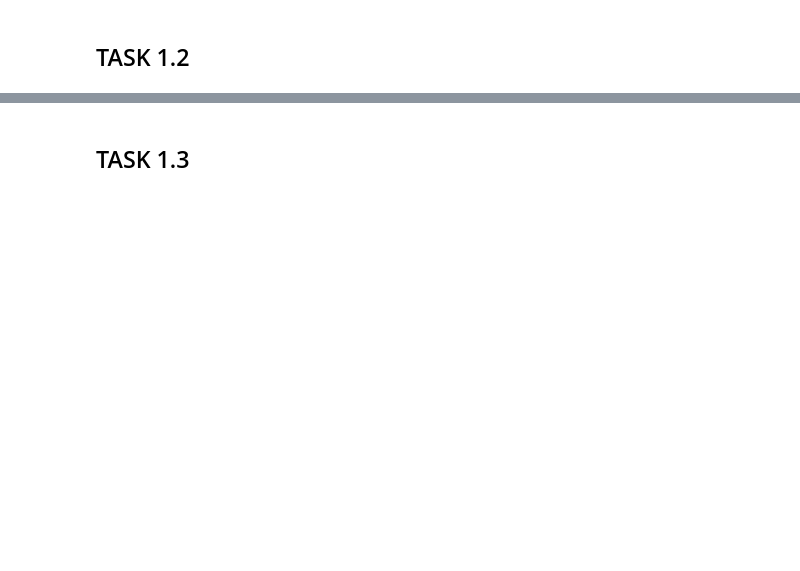
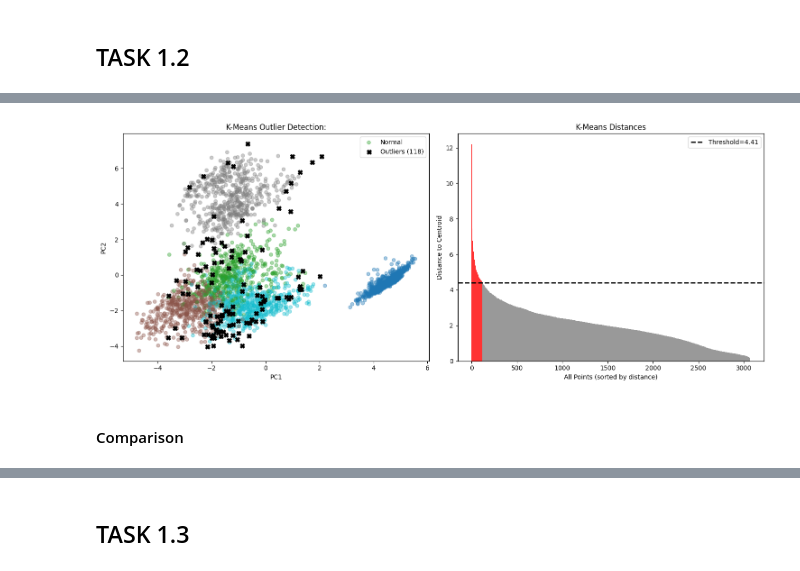
Before and after one commit to sezindogan/fruit_vegetable_recognition, a Jupyter notebook: assignment2/asn2.ipynb, the cells around one changed output, grey strips where cells are left out. Drawn from its saved outputs; the diff is of its cells as text; code cells hidden in the pictures; blank space fills up the shorter version.

```diff
--- a/assignment2/asn2.ipynb
+++ b/assignment2/asn2.ipynb
@@ -645,0 +891,38 @@ mandarin    onion     0.055300      4.618168  0.909163 0.117961
+# %%
+# Visualization
+fig, axes = plt.subplots(1, 2, figsize=(15, 6))
+
+# Plot 1: PCA with outliers
+ax1 = axes[0]
+pca_km = PCA(n_components=2)
+X_2d_km = pca_km.fit_transform(X_scaled)
+
+ax1.scatter(X_2d_km[~outlier_mask_kmeans, 0], X_2d_km[~outlier_mask_kmeans, 1],
+            c=kmeans.labels_[~outlier_mask_kmeans], cmap='tab10', alpha=0.4, s=30, label='Normal')
+ax1.scatter(X_2d_km[outlier_indices_kmeans, 0], X_2d_km[outlier_indices_kmeans, 1],
+            c='black', s=50, linewidths=1,
+            marker='X', label=f'Outliers ({len(outlier_indices_kmeans)})', zorder=10)
+ax1.set_xlabel('PC1')
+ax1.set_ylabel('PC2')
+ax1.set_title(f'K-Means Outlier Detection:')
+ax1.legend(loc='upper right')
+
+# Plot 2: Distance bar chart
+ax2 = axes[1]
+dist_sorted_idx = np.argsort(distances)[::-1]
+dist_sorted = distances[dist_sorted_idx]
+colors = ['red' if d > threshold else 'gray' for d in dist_sorted]
+ax2.bar(range(len(dist_sorted)), dist_sorted, color=colors, alpha=0.8, width=1.0, edgecolor='none')
+ax2.axhline(y=threshold, color='black', linestyle='--', linewidth=2, label=f'Threshold={threshold:.2f}')
+ax2.set_xlabel('All Points (sorted by distance)')
+ax2.set_ylabel('Distance to Centroid')
+ax2.set_title('K-Means Distances')
+ax2.legend();
+
+plt.tight_layout()
+plt.savefig('kmeans_outlier_detection.png', dpi=150)
+plt.show()
+# %% [output]
+[figure, added]
+# %% [markdown]
+#### Comparison
```
Also changed, not shown: parts of 26 cells of this notebook, 3 other files.
